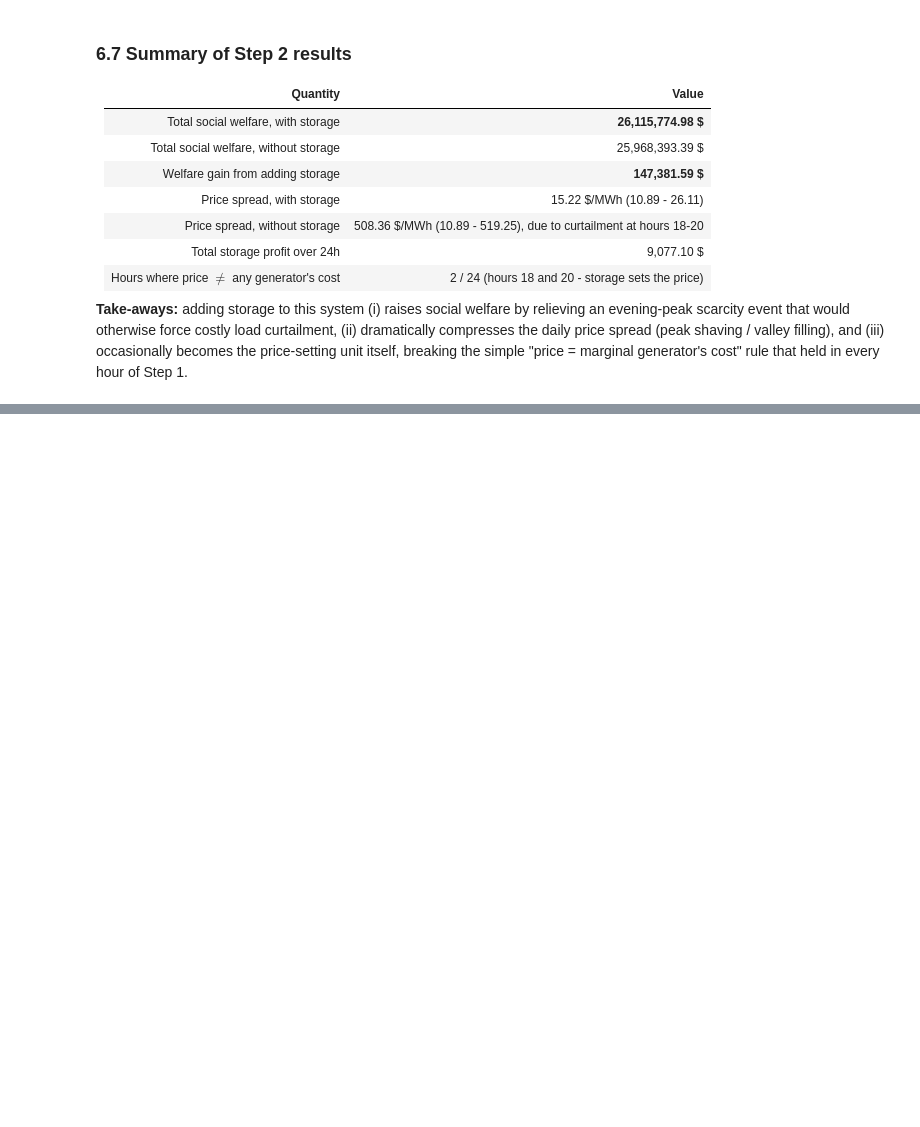
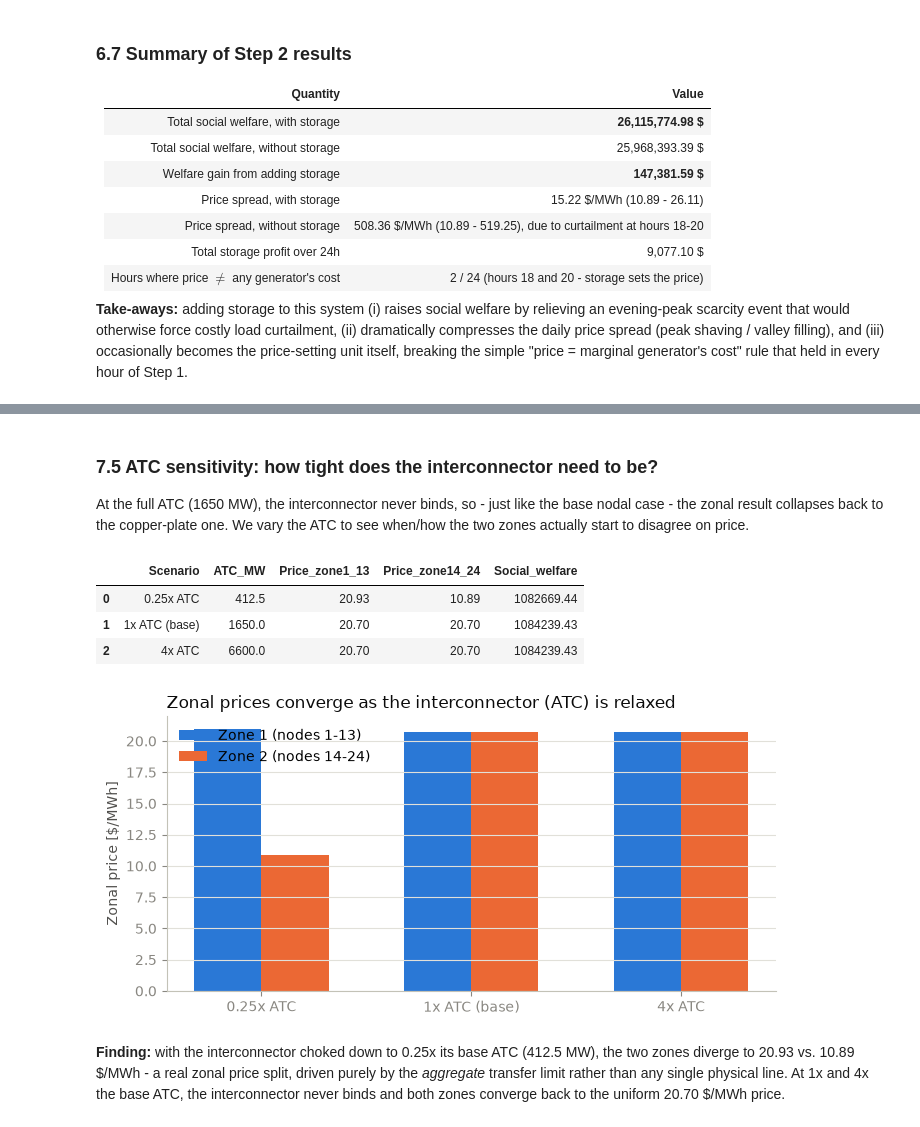
Before and after one commit to javierozoresarconada-spec/Renewables-Electricity-Markets-Energy-Forecasting-Portfolio-Quant-Analyst, a Jupyter notebook: Energy Markets DTU/Electricity_Markets_Step_1_to 3_A1.ipynb, the cells around one changed output, grey strips where cells are left out. Cells and saved outputs as stored; diff of their text form; code cells hidden in the pictures; blank space fills up the shorter version.

```diff
--- a/Energy Markets DTU/Electricity_Markets_Step_1_to 3_A1.ipynb
+++ b/Energy Markets DTU/Electricity_Markets_Step_1_to 3_A1.ipynb
@@ -1029,0 +1290,53 @@ hour of Step 1.
+# %% [markdown]
+### 7.5 ATC sensitivity: how tight does the interconnector need to be?
+
+At the full ATC (1650 MW), the interconnector never binds, so - just like the
+base nodal case - the zonal result collapses back to the copper-plate one. We
+vary the ATC to see when/how the two zones actually start to disagree on
+price.
+# %%
+atc_scenarios = {"0.25x ATC": 0.25 * atc_base, "1x ATC (base)": atc_base, "4x ATC": 4 * atc_base}
+atc_rows = []
+for label, atc_value in atc_scenarios.items():
+    z = solve_zonal_market(supplier_cost, supplier_capacity, supplier_zone,
+                            demand_bid, demand_maxload, demand_zone, atc_value)
+    atc_rows.append({"Scenario": label, "ATC_MW": atc_value,
+                      "Price_zone1_13": z["zonal_price"][0], "Price_zone14_24": z["zonal_price"][1],
+                      "Social_welfare": z["social_welfare"]})
+pd.DataFrame(atc_rows).round(2)
+# %% [output]
+|  | Scenario | ATC_MW | Price_zone1_13 | Price_zone14_24 | Social_welfare |
+| 0 | 0.25x ATC | 412.5 | 20.93 | 10.89 | 1082669.44 |
+| 1 | 1x ATC (base) | 1650.0 | 20.70 | 20.70 | 1084239.43 |
+| 2 | 4x ATC | 6600.0 | 20.70 | 20.70 | 1084239.43 |
+# %%
+import matplotlib.pyplot as plt
+
+scenarios = [row["Scenario"] for row in atc_rows]
+x = np.arange(len(scenarios))
+width = 0.32
+
+fig, ax = plt.subplots(figsize=(7, 3.5))
+ax.bar(x - width / 2, [row["Price_zone1_13"] for row in atc_rows], width,
+       color="#2a78d6", label="Zone 1 (nodes 1-13)")
+ax.bar(x + width / 2, [row["Price_zone14_24"] for row in atc_rows], width,
+       color="#eb6834", label="Zone 2 (nodes 14-24)")
+ax.set_xticks(x)
+ax.set_xticklabels(scenarios)
+ax.set_ylabel("Zonal price [$/MWh]", color="#52514e")
+ax.set_title("Zonal prices converge as the interconnector (ATC) is relaxed", color="#0b0b0b", loc="left")
+ax.legend(frameon=False)
+ax.grid(True, axis="y", color="#e1e0d9", linewidth=0.8)
+ax.spines[["top", "right"]].set_visible(False)
+ax.spines[["left", "bottom"]].set_color("#c3c2b7")
+ax.tick_params(colors="#898781")
+fig.tight_layout()
+plt.show()
+# %% [output]
+[figure, added]
+# %% [markdown]
+**Finding:** with the interconnector choked down to 0.25x its base ATC
+(412.5 MW), the two zones diverge to 20.93 vs. 10.89 \$/MWh - a real zonal
+price split, driven purely by the *aggregate* transfer limit rather than any
+single physical line. At 1x and 4x the base ATC, the interconnector never
+binds and both zones converge back to the uniform 20.70 \$/MWh price.
```
Also changed, not shown: parts of 17 cells of this notebook, 1 other file.
